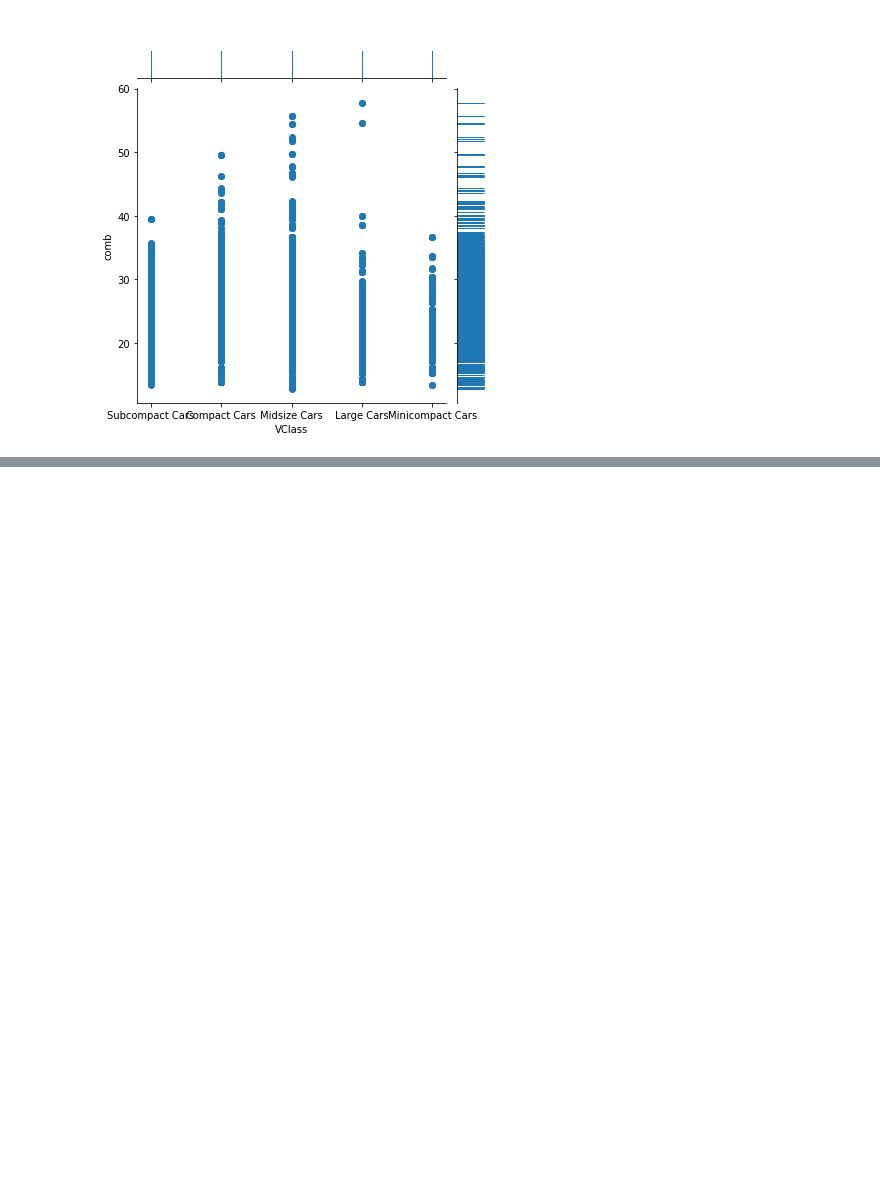
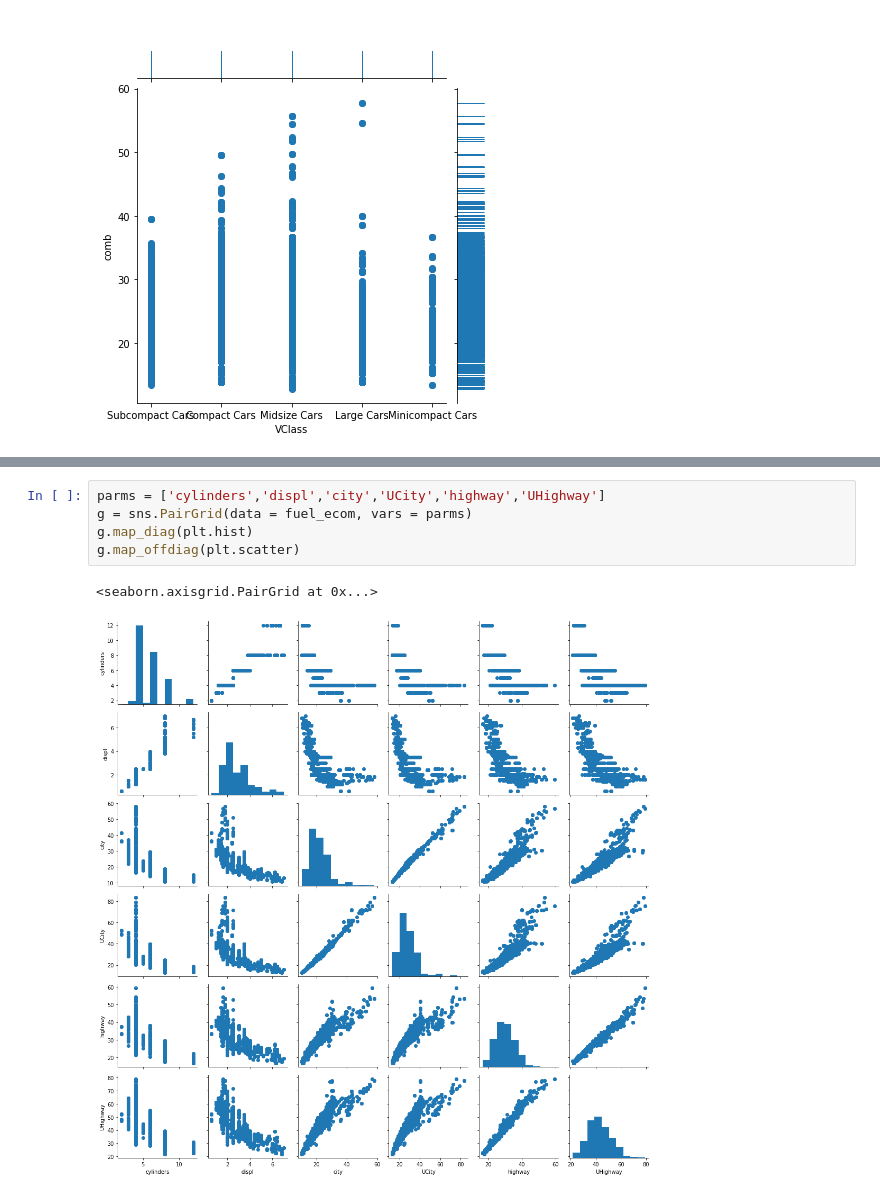
Before and after one commit to AlexWangVT/data_visual_course, a Jupyter notebook: bivariate.ipynb, the cells around one changed output, grey strips where cells are left out. Saved outputs shown, nothing was run; the diff lists cells and outputs as text; blank space fills up the shorter version.

```diff
--- a/bivariate.ipynb
+++ b/bivariate.ipynb
@@ -133,0 +186,8 @@ plt.legend(['Automatic', 'Manual'])
+# %%
+parms = ['cylinders','displ','city','UCity','highway','UHighway']
+g = sns.PairGrid(data = fuel_ecom, vars = parms)
+g.map_diag(plt.hist)
+g.map_offdiag(plt.scatter)
+# %% [output]
+<seaborn.axisgrid.PairGrid at 0x...>
+[figure, added]
```
Also changed, not shown: parts of 8 cells of this notebook.
